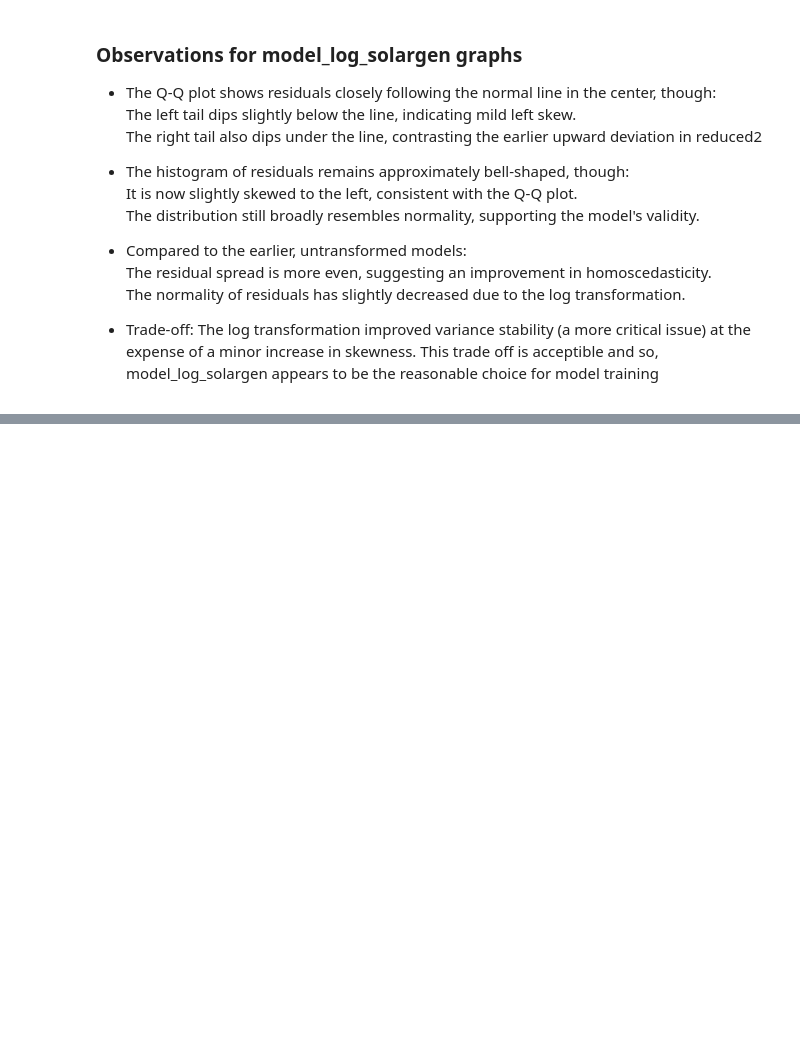
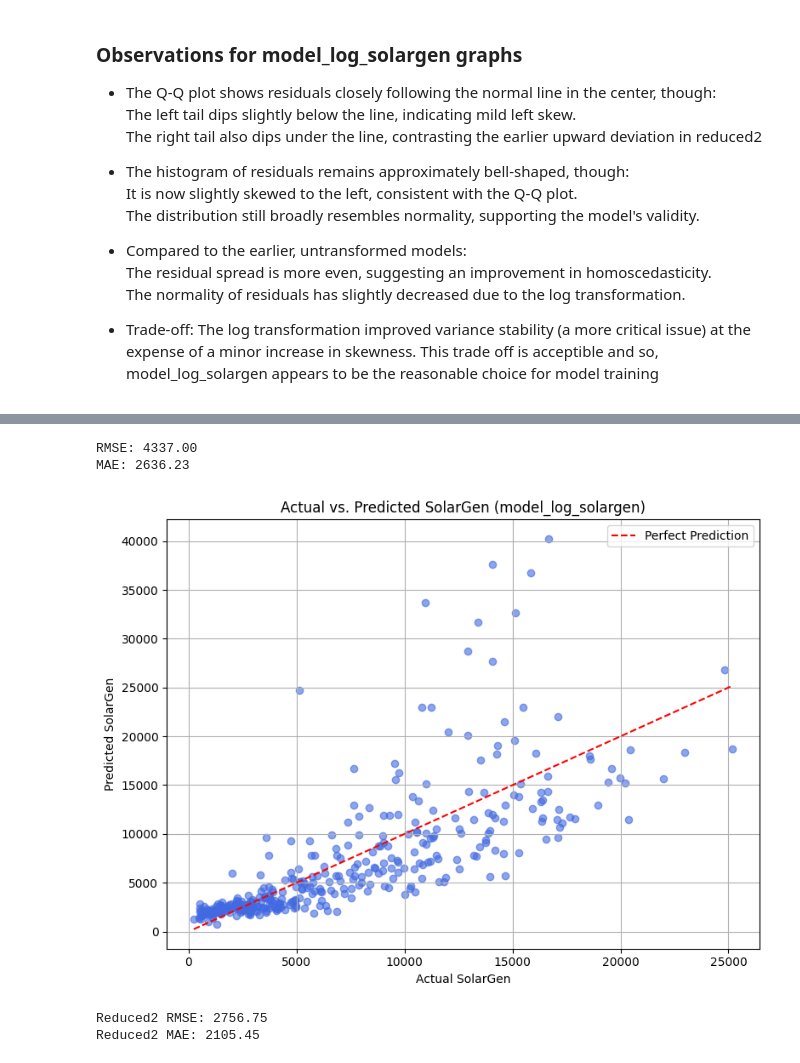
Before and after one commit to MatthieuGlemarec/SolarCast, a Jupyter notebook: Notebooks/02_Exploratory_Data_Analysis.ipynb, the cells around one changed output, grey strips where cells are left out. Drawn from its saved outputs; the diff is of its cells as text; code cells hidden in the pictures; blank space fills up the shorter version.

```diff
--- a/Notebooks/02_Exploratory_Data_Analysis.ipynb
+++ b/Notebooks/02_Exploratory_Data_Analysis.ipynb
@@ -569,0 +691,56 @@ This trade off is acceptible and so, model_log_solargen appears to be the reason
+# %%
+from sklearn.metrics import mean_squared_error, mean_absolute_error
+import matplotlib.pyplot as plt
+import numpy as np
+
+# Predict log(solargen)
+log_predictions = results_log.predict(X_model_log_solargen)
+
+# Convert back to original scale
+predicted_solargen = np.exp(log_predictions)
+
+# Actual solargen
+actual_solargen = df['solargen'].values
+
+# Calculate RMSE and MAE
+rmse = np.sqrt(mean_squared_error(actual_solargen, predicted_solargen))
+mae = mean_absolute_error(actual_solargen, predicted_solargen)
+
+print(f"RMSE: {rmse:.2f}")
+print(f"MAE: {mae:.2f}")
+# %% [output]
+RMSE: 4337.00
+MAE: 2636.23
+# %%
+# Scatter plot
+plt.figure(figsize=(8, 6))
+plt.scatter(actual_solargen, predicted_solargen, alpha=0.6, color='royalblue')
+plt.plot([actual_solargen.min(), actual_solargen.max()],
+         [actual_solargen.min(), actual_solargen.max()],
+         color='red', linestyle='--', label='Perfect Prediction')
+
+plt.xlabel('Actual SolarGen')
+plt.ylabel('Predicted SolarGen')
+plt.title('Actual vs. Predicted SolarGen (model_log_solargen)')
+plt.legend()
+plt.grid(True)
+plt.tight_layout()
+plt.show()
+# %% [output]
+[figure, added]
+# %%
+# Predict using reduced2 model
+predicted_reduced2 = results_reduced2.predict(X_reduced2)
+
+# Actual values
+actual_solargen = df['solargen'].values
+
+# Calculate RMSE and MAE
+rmse_reduced2 = np.sqrt(mean_squared_error(actual_solargen, predicted_reduced2))
+mae_reduced2 = mean_absolute_error(actual_solargen, predicted_reduced2)
+
+print(f"Reduced2 RMSE: {rmse_reduced2:.2f}")
+print(f"Reduced2 MAE: {mae_reduced2:.2f}")
+# %% [output]
+Reduced2 RMSE: 2756.75
+Reduced2 MAE: 2105.45
```
Also changed, not shown: parts of 14 cells of this notebook, 2 other files.
